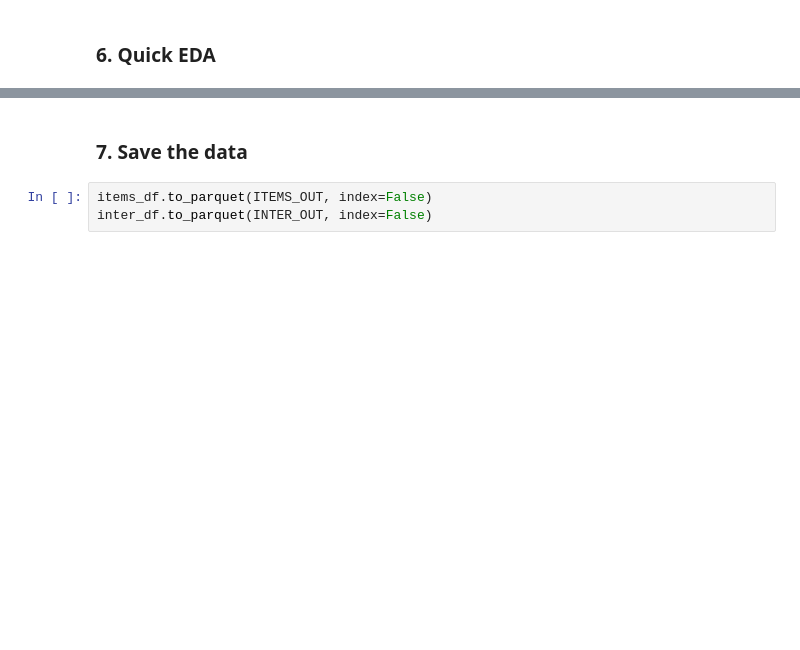
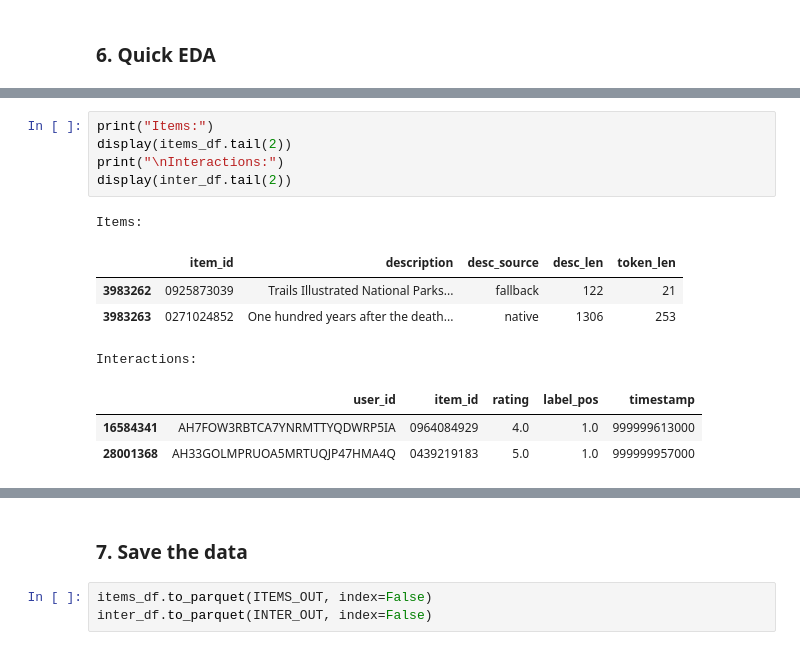
Before and after one commit to zoislan/semantic-ids-large-scale-recommendations, a Jupyter notebook: notebooks/02_build_and_analyze_dataset.ipynb, the cells around one changed output, grey strips where cells are left out. Cells and saved outputs as stored; diff of their text form; blank space fills up the shorter version.

```diff
--- a/notebooks/02_build_and_analyze_dataset.ipynb
+++ b/notebooks/02_build_and_analyze_dataset.ipynb
@@ -367,3 +365,17 @@ Interactions:
+# %%
+print("Items:")
+display(items_df.tail(2))
+print("\nInteractions:")
+display(inter_df.tail(2))
+# %% [output]
+Items:
+|  | item_id | description | desc_source | desc_len | token_len |
+| 3983262 | 0925873039 | Trails Illustrated National Parks... | fallback | 122 | 21 |
+| 3983263 | 0271024852 | One hundred years after the death... | native | 1306 | 253 |
+Interactions:
+|  | user_id | item_id | rating | label_pos | timestamp |
+| 16584341 | AH7FOW3RBTCA7YNRMTTYQDWRP5IA | 0964084929 | 4.0 | 1.0 | 999999613000 |
+| 28001368 | AH33GOLMPRUOA5MRTUQJP47HMA4Q | 0439219183 | 5.0 | 1.0 | 999999957000 |
 # %%
 items_df.info()
 # %% [output]
```
Also changed, not shown: parts of 17 cells of this notebook, 2 other files.
